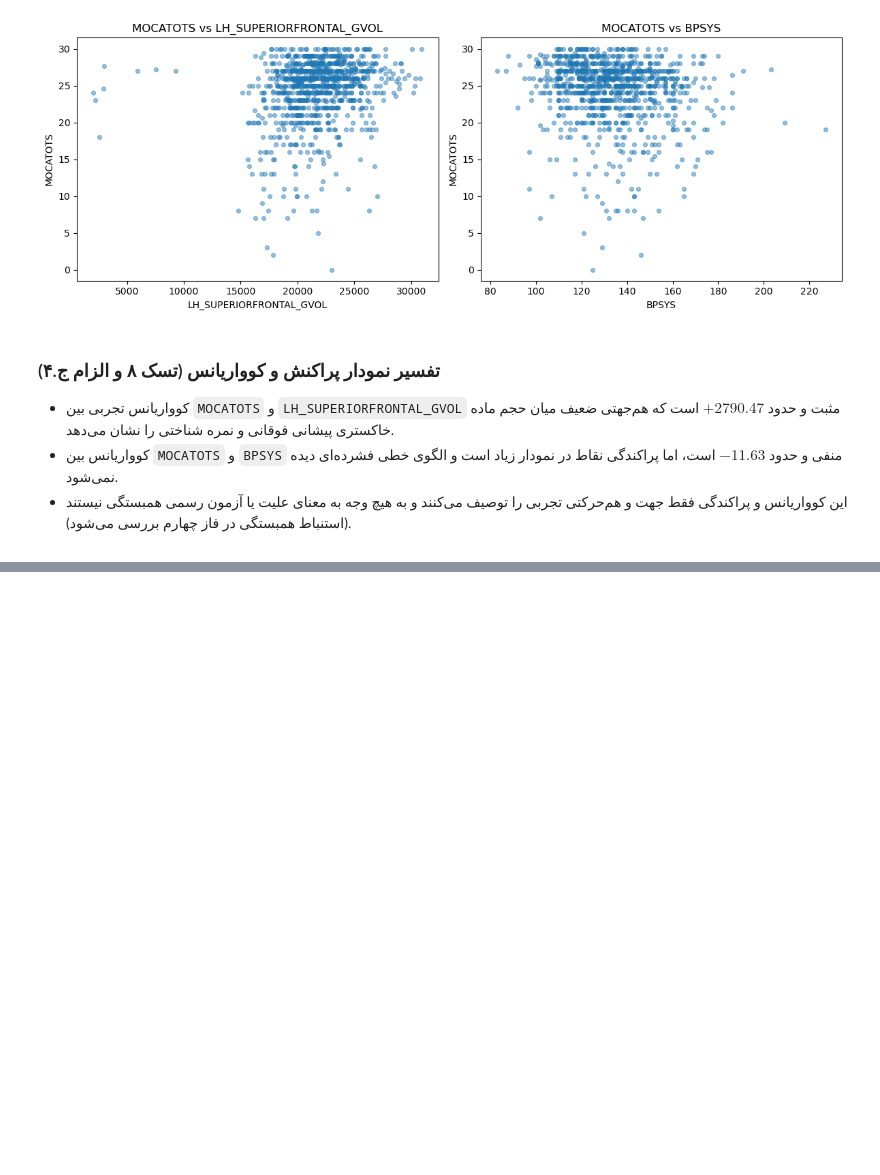
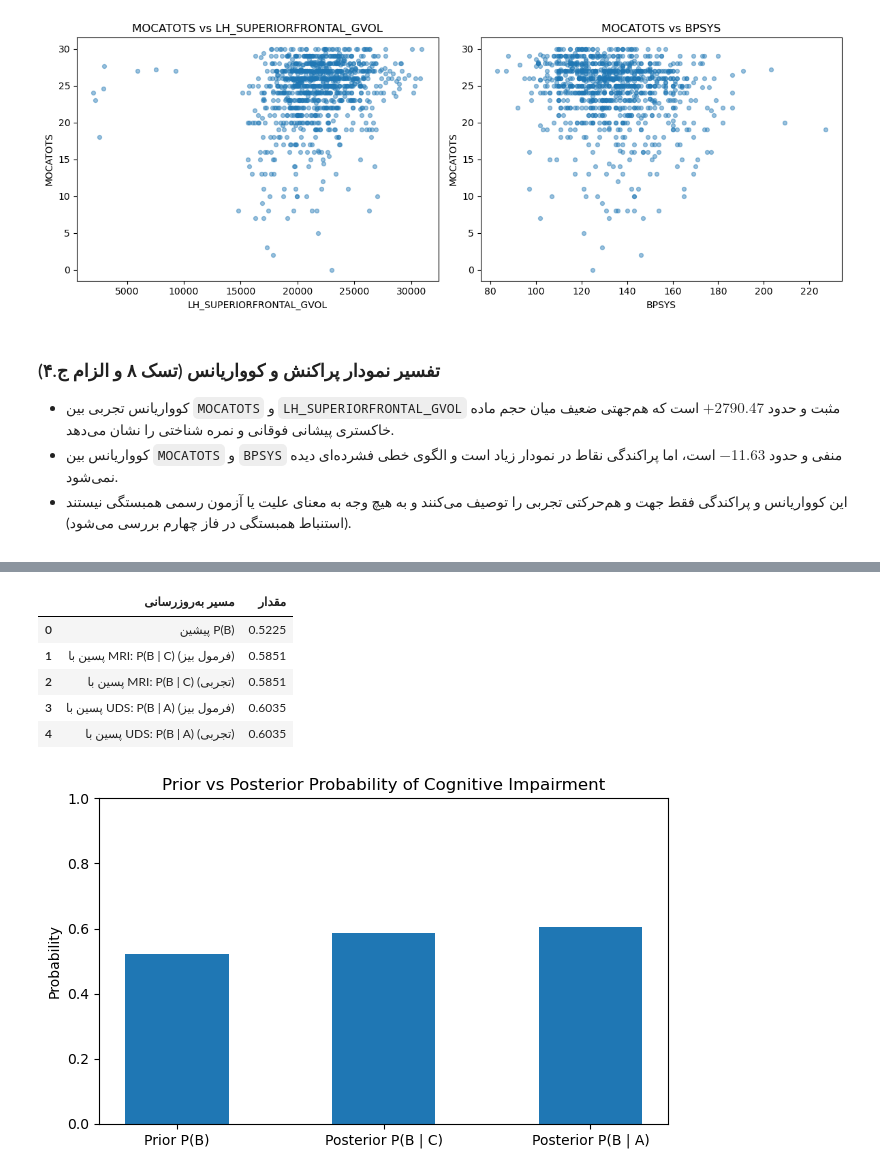
Before and after one commit to alirezaen6/Stats-Project-NACC, a Jupyter notebook: notebooks/Phaze2.ipynb, the cells around one changed output, grey strips where cells are left out. Saved outputs shown, nothing was run; the diff lists cells and outputs as text; code cells hidden in the pictures; blank space fills up the shorter version.

Commit message:
phase2 section 6: bayesian probability updating

```diff
--- a/notebooks/Phaze2.ipynb
+++ b/notebooks/Phaze2.ipynb
@@ -397,0 +411,51 @@ plt.show()
+# %%
+p_b = df_final['Event_B_CogImp'].mean()
+p_not_b = 1 - p_b
+
+p_c_given_b = df_final.loc[df_final['Event_B_CogImp'], 'Event_C_LowVol'].mean()
+p_c_given_not_b = df_final.loc[~df_final['Event_B_CogImp'], 'Event_C_LowVol'].mean()
+
+bayes_b_given_c = (p_c_given_b * p_b) / (
+    p_c_given_b * p_b + p_c_given_not_b * p_not_b
+)
+emp_b_given_c = df_final.loc[df_final['Event_C_LowVol'], 'Event_B_CogImp'].mean()
+
+p_a_given_b = df_final.loc[df_final['Event_B_CogImp'], 'Event_A_Hyper'].mean()
+p_a_given_not_b = df_final.loc[~df_final['Event_B_CogImp'], 'Event_A_Hyper'].mean()
+
+bayes_b_given_a = (p_a_given_b * p_b) / (
+    p_a_given_b * p_b + p_a_given_not_b * p_not_b
+)
+emp_b_given_a = df_final.loc[df_final['Event_A_Hyper'], 'Event_B_CogImp'].mean()
+
+bayes_table = pd.DataFrame({
+    'مسیر به‌روزرسانی': [
+        'پیشین P(B)',
+        'پسین با MRI: P(B | C) (فرمول بیز)',
+        'پسین با MRI: P(B | C) (تجربی)',
+        'پسین با UDS: P(B | A) (فرمول بیز)',
+        'پسین با UDS: P(B | A) (تجربی)',
+    ],
+    'مقدار': np.round(
+        [p_b, bayes_b_given_c, emp_b_given_c, bayes_b_given_a, emp_b_given_a], 4
+    ),
+})
+display(bayes_table)
+
+plt.figure(figsize=(6.5, 4))
+labels = ['Prior P(B)', 'Posterior P(B | C)', 'Posterior P(B | A)']
+values = [p_b, bayes_b_given_c, bayes_b_given_a]
+plt.bar(labels, values, width=0.5)
+plt.ylim(0, 1)
+plt.ylabel('Probability')
+plt.title('Prior vs Posterior Probability of Cognitive Impairment')
+plt.tight_layout()
+plt.show()
+# %% [output]
+|  | مسیر به‌روزرسانی | مقدار |
+| 0 | پیشین P(B) | 0.5225 |
+| 1 | پسین با MRI: P(B | C) (فرمول بیز) | 0.5851 |
+| 2 | پسین با MRI: P(B | C) (تجربی) | 0.5851 |
+| 3 | پسین با UDS: P(B | A) (فرمول بیز) | 0.6035 |
+| 4 | پسین با UDS: P(B | A) (تجربی) | 0.6035 |
+[figure, added]
```
Also changed, not shown: parts of 2 cells of this notebook.
